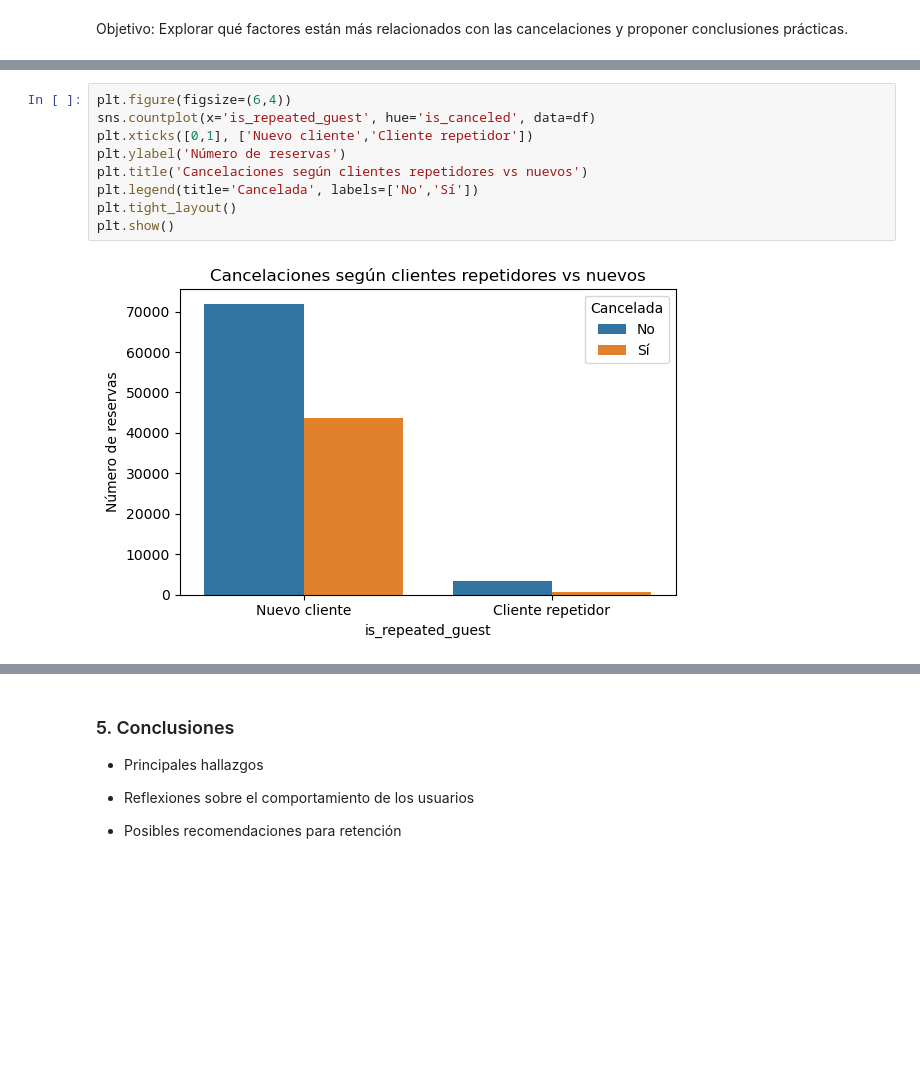
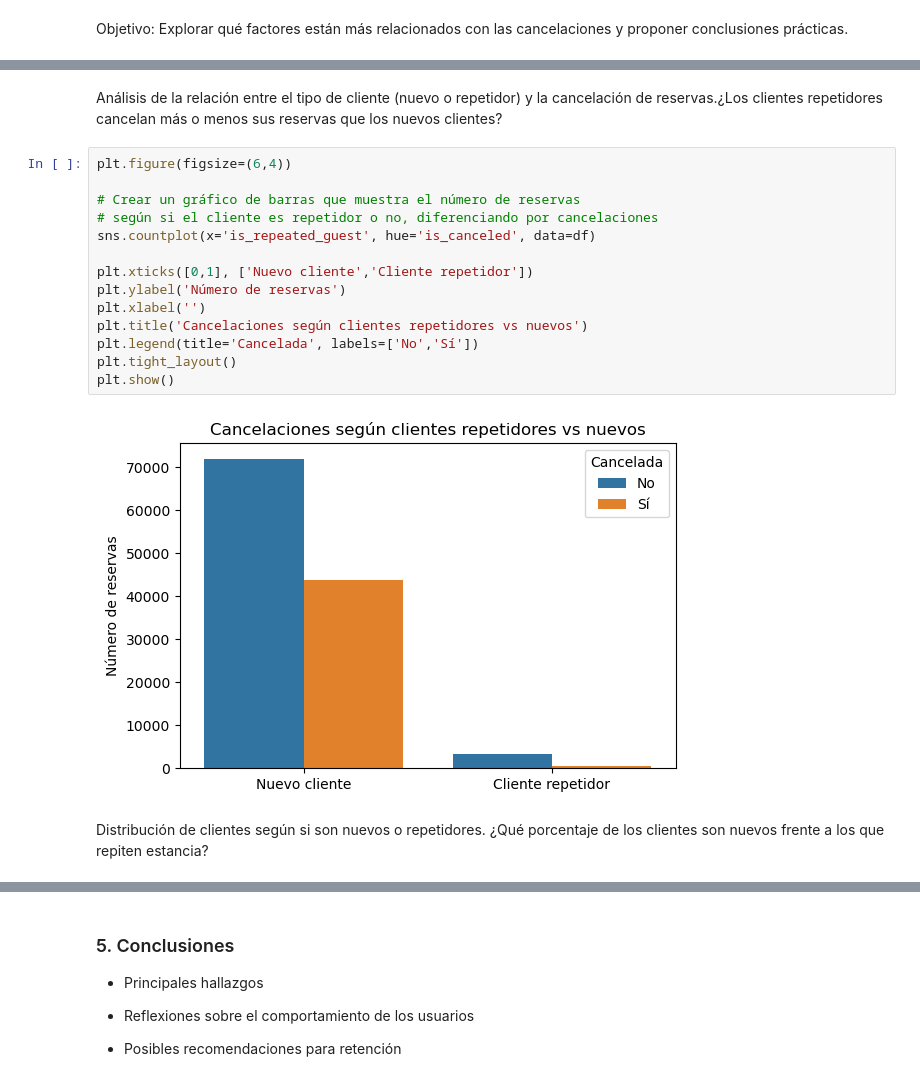
Before and after one commit to Patrirs05/analisis_hotel_booking, a Jupyter notebook: analisis_hotel.ipynb, the cells around one changed output, grey strips where cells are left out. Cells and saved outputs as stored; diff of their text form; blank space fills up the shorter version.

```diff
--- a/analisis_hotel.ipynb
+++ b/analisis_hotel.ipynb
@@ -421,15 +428,24 @@ plt.tight_layout()
 plt.show()
 # %% [output]
 [figure]
+# %% [markdown]
+Análisis de la relación entre el tipo de cliente (nuevo o repetidor) y la cancelación de reservas.¿Los clientes repetidores cancelan más o menos sus reservas que los nuevos clientes?
 # %%
 plt.figure(figsize=(6,4))
+
+# Crear un gráfico de barras que muestra el número de reservas
+# según si el cliente es repetidor o no, diferenciando por cancelaciones
 sns.countplot(x='is_repeated_guest', hue='is_canceled', data=df)
+
 plt.xticks([0,1], ['Nuevo cliente','Cliente repetidor'])
 plt.ylabel('Número de reservas')
+plt.xlabel('')
 plt.title('Cancelaciones según clientes repetidores vs nuevos')
 plt.legend(title='Cancelada', labels=['No','Sí'])
 plt.tight_layout()
 plt.show()
 # %% [output]
-[figure, old version]
+[figure, new version]
+# %% [markdown]
+Distribución de clientes según si son nuevos o repetidores. ¿Qué porcentaje de los clientes son nuevos frente a los que repiten estancia?
 # %%
```
Also changed, not shown: parts of 8 cells of this notebook.
